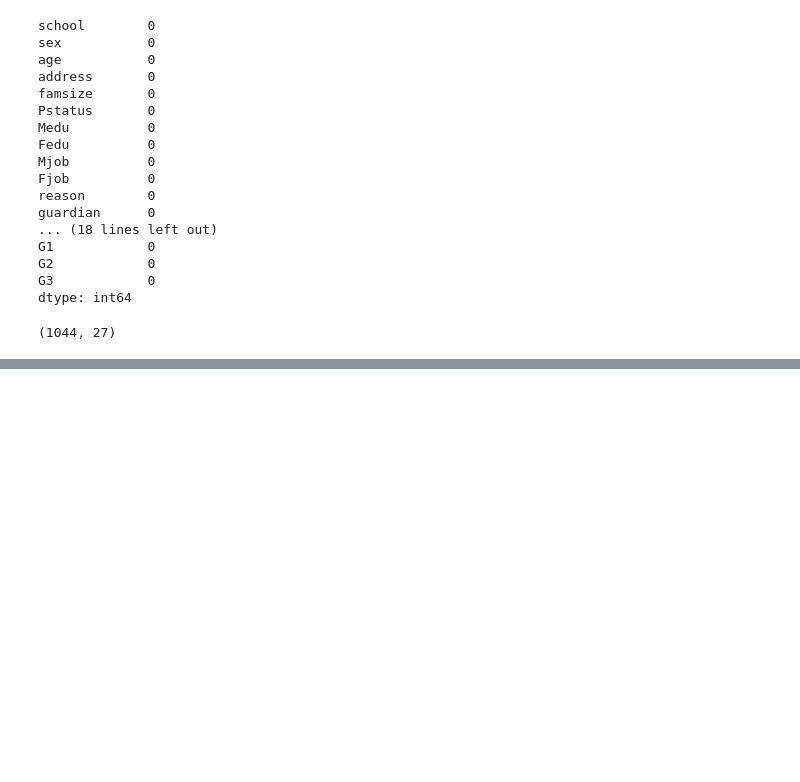
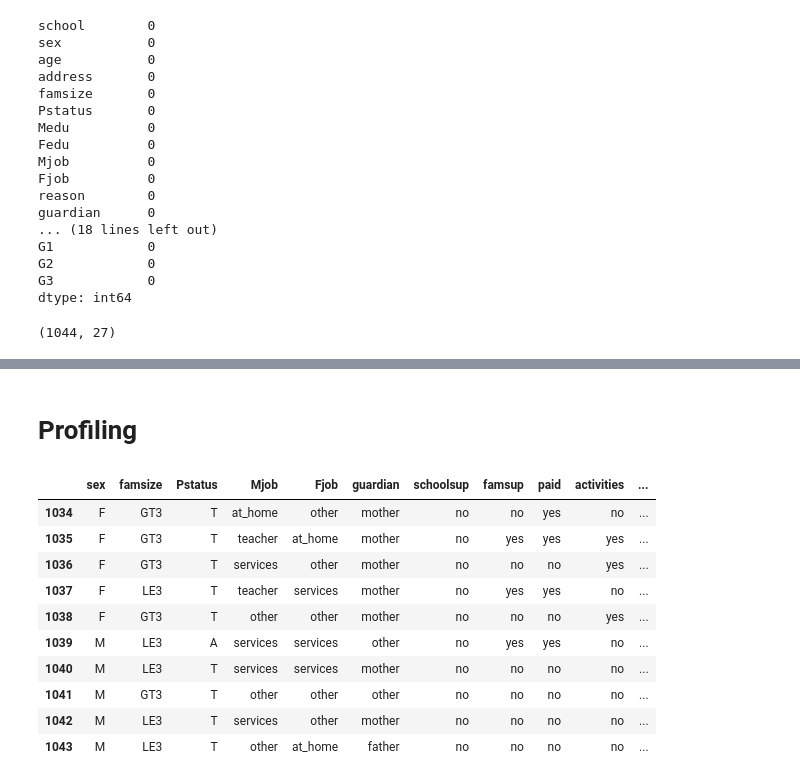
Before and after one commit to NafisFaiyaz007/CSE-445-Machine-learning_Predicting-Risky-Alcohol-Consumption-among-Students, a Jupyter notebook: CSE445_preprocessing stage 1.ipynb, the cells around one changed output, grey strips where cells are left out. Cells and saved outputs as stored; diff of their text form; code cells hidden in the pictures; blank space fills up the shorter version.

```diff
--- a/CSE445_preprocessing stage 1.ipynb
+++ b/CSE445_preprocessing stage 1.ipynb
@@ -74,0 +93,2 @@ df.to_csv(r'mergeSet.csv')
+# %%
+df = pd.read_csv('mergeSet.csv')
@@ -74,0 +105,2 @@ df.to_csv(r'mergeSet.csv')
+# %% [markdown]
+# Profiling
@@ -74,0 +123,15 @@ df.to_csv(r'mergeSet.csv')
+# %%
+df_category = df[['sex','famsize','Pstatus','Mjob','Fjob','guardian','schoolsup','famsup','paid','activities','higher','romantic']]
+df_category.tail(10)
+# %% [output]
+|  | sex | famsize | Pstatus | Mjob | Fjob | guardian | schoolsup | famsup | paid | activities | ... |
+| 1034 | F | GT3 | T | at_home | other | mother | no | no | yes | no | ... |
+| 1035 | F | GT3 | T | teacher | at_home | mother | no | yes | yes | yes | ... |
+| 1036 | F | GT3 | T | services | other | mother | no | no | no | yes | ... |
+| 1037 | F | LE3 | T | teacher | services | mother | no | yes | yes | no | ... |
+| 1038 | F | GT3 | T | other | other | mother | no | no | no | yes | ... |
+| 1039 | M | LE3 | A | services | services | other | no | yes | yes | no | ... |
+| 1040 | M | LE3 | T | services | services | mother | no | no | no | no | ... |
+| 1041 | M | GT3 | T | other | other | other | no | no | no | no | ... |
+| 1042 | M | LE3 | T | services | other | mother | no | no | no | no | ... |
+| 1043 | M | LE3 | T | other | at_home | father | no | no | no | no | ... |
```
Also changed, not shown: parts of 11 cells of this notebook, 1 other file.
